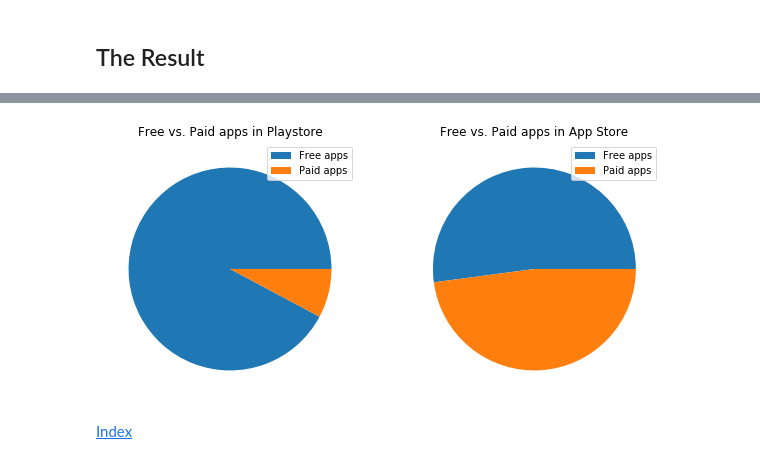
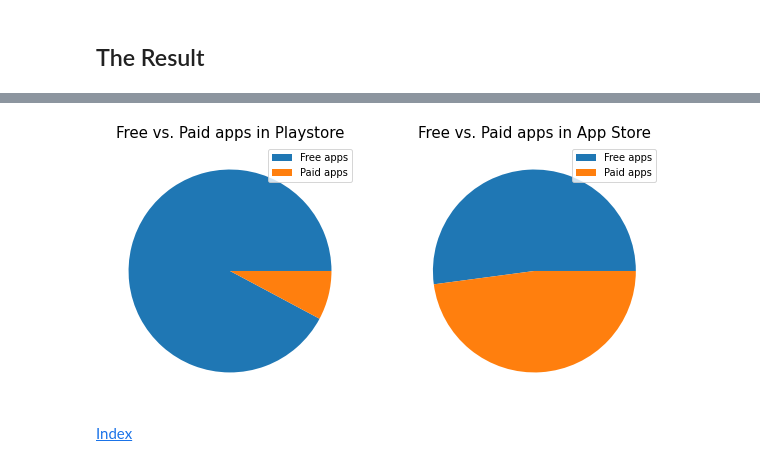
Before and after one commit to xcrusader/DQproject1, a Jupyter notebook: Popular App Profiles on Google Play and App Store.ipynb, the cells around one changed output, grey strips where cells are left out. Drawn from its saved outputs; the diff is of its cells as text; code cells hidden in the pictures.

```diff
--- a/Popular App Profiles on Google Play and App Store.ipynb
+++ b/Popular App Profiles on Google Play and App Store.ipynb
@@ -699,17 +810,17 @@ However, this result must only be considered while keeping the following points
 # %%
 fig = plt.figure(figsize = (10,10))
 plt.subplot(1,2,1)
-plt.title("Free vs. Paid apps in Playstore")
+plt.title("Free vs. Paid apps in Playstore",size=15)
 plt.pie(x = [8865,750])
 plt.legend(['Free apps','Paid apps'], loc = 'upper right')
 plt.subplot(1,2,2)
-plt.title("Free vs. Paid apps in App Store")
+plt.title("Free vs. Paid apps in App Store", size=15)
 plt.pie(x = [3222,2962])
 plt.legend(['Free apps','Paid apps'], loc = 'upper right')
 
 plt.show()
 # %% [output]
-[figure, old version]
+[figure, new version]
 # %% [markdown]
 [Index](#Index)
 # %% [markdown]
```
Also changed, not shown: parts of 63 cells of this notebook.
